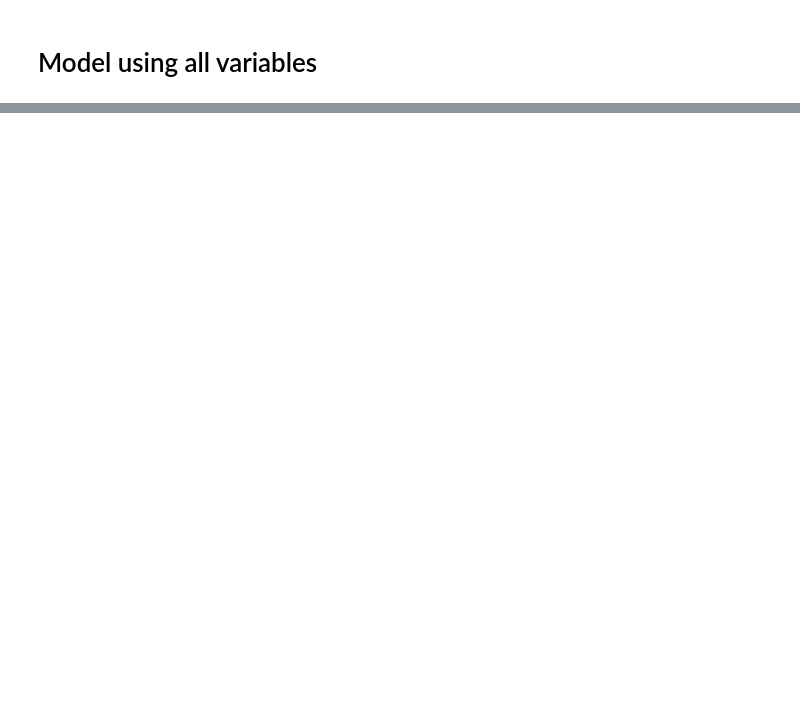
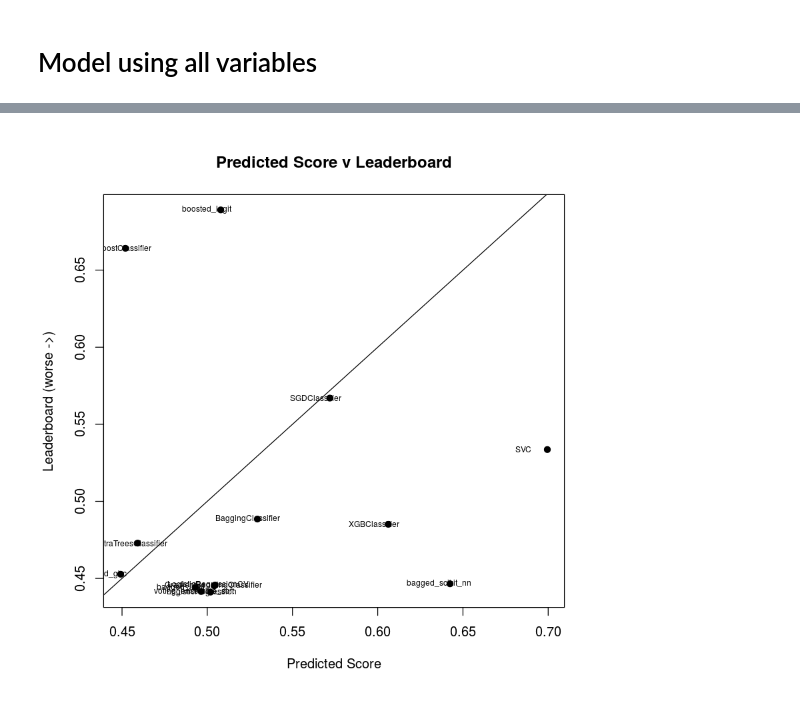
Before and after one commit to grfiv/predict-blood-donations, a Jupyter notebook: Prediction of leaderboard score (R).ipynb, the cells around one changed output, grey strips where cells are left out. Cells and saved outputs as stored; diff of their text form; code cells hidden in the pictures; blank space fills up the shorter version.

Commit message:
ml models

```diff
--- a/Prediction of leaderboard score (R).ipynb
+++ b/Prediction of leaderboard score (R).ipynb
@@ -83,0 +73,24 @@ F-statistic: 8.982 on 5 and 8 DF,  p-value: 0.003888
+# %%
+predictions = c()
+models = c()
+scores = c()
+for (i in 1:nrow(score_data)) {
+    if (is.na(score_data[i,'std'])) {next}
+    if (score_data[i,'model']=='RandomForestClassifier     ') {next} # a far outlier
+    if (score_data[i,'model']=='KNeighborsClassifier       ') {next} # a far outlier
+    #print(paste0("|",score_data[i,'model'],"|"))
+
+    models = c(models, score_data[i,'model'])
+    scores = c(scores, score_data[i,'leaderboard_score'])
+
+    accuracy = score_data[i,'accuracy']
+    logloss  = score_data[i,'logloss']
+    AUC      = score_data[i,'AUC']
+    f1       = score_data[i,'f1']
+    mu       = score_data[i,'mu']
+    std      = score_data[i,'std']
+    predictions = c(predictions, round(predict(object=slm.fit,
+                                 newdata  = data.frame(accuracy,logloss,AUC,f1,mu,std)),4))
+}
+pred_v_act = data.frame(models,scores,predictions)
+pred_v_act
@@ -84,3 +116,12 @@ F-statistic: 8.982 on 5 and 8 DF,  p-value: 0.003888
+# %%
+#par(pin=c(6,6))
+library(car)
+plot(pred_v_act[,'predictions'], pred_v_act[,'scores'], main="Predicted Score v Leaderboard",
+    ylab="Leaderboard (worse ->)", xlab="Predicted Score", pch=19)#, xlim=c(0.25,1.8),ylim=c(0.25,1.8))
+text(pred_v_act[,'predictions'], pred_v_act[,'scores'], labels=models, cex= 0.6)
+abline(coef=c(0,1))
+# %% [output]
+[figure, added]
 # %%
 score_data = score_data[with(score_data, order(leaderboard_score)), ]
 
```
Also changed, not shown: parts of 9 cells of this notebook, 2 other files.
